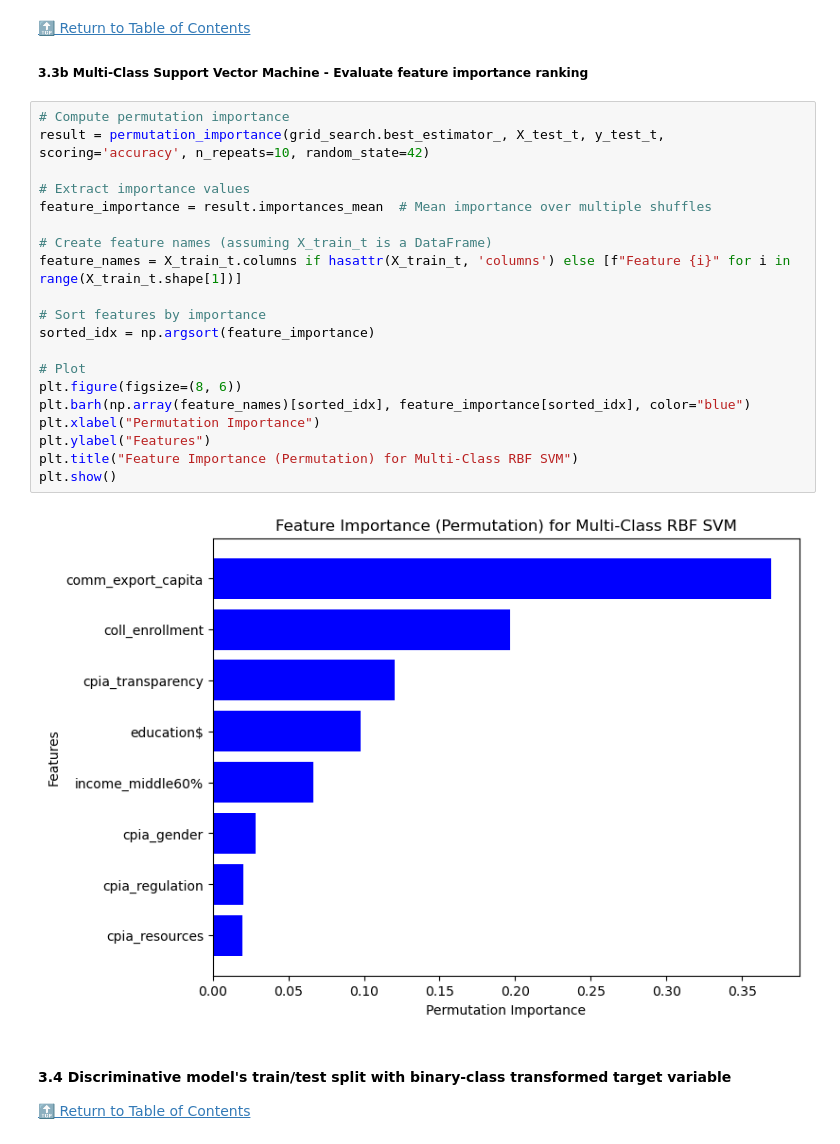
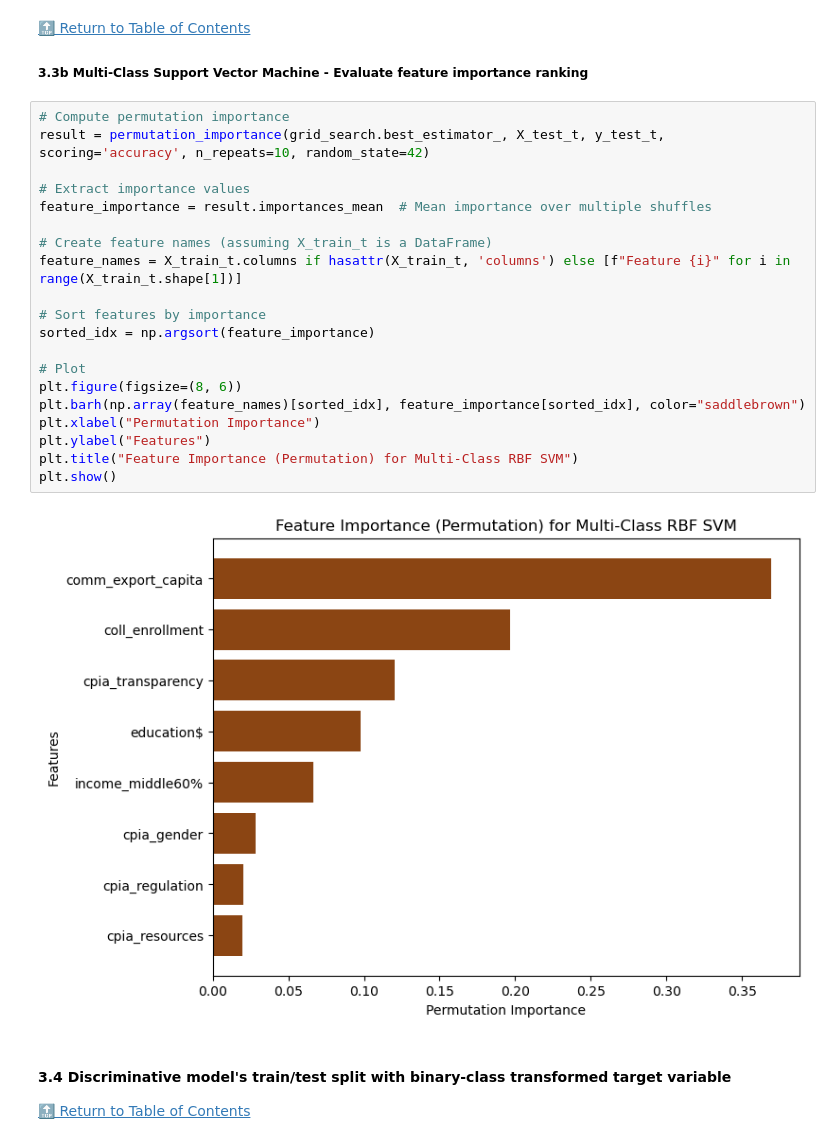
Before and after one commit to te-ex153/Projects, a Jupyter notebook: Country23_Machine_Learning_GDP.ipynb, the cells around one changed output. Cells and saved outputs as stored; diff of their text form.

```diff
--- a/Country23_Machine_Learning_GDP.ipynb
+++ b/Country23_Machine_Learning_GDP.ipynb
@@ -644,25 +664,25 @@ F1-score: 0.9580
 # %%
 # Compute permutation importance
 result = permutation_importance(grid_search.best_estimator_, X_test_t, y_test_t, scoring='accuracy', n_repeats=10, random_state=42)
 
 # Extract importance values
 feature_importance = result.importances_mean  # Mean importance over multiple shuffles
 
 # Create feature names (assuming X_train_t is a DataFrame)
 feature_names = X_train_t.columns if hasattr(X_train_t, 'columns') else [f"Feature {i}" for i in range(X_train_t.shape[1])]
 
 # Sort features by importance
 sorted_idx = np.argsort(feature_importance)
 
 # Plot
 plt.figure(figsize=(8, 6))
-plt.barh(np.array(feature_names)[sorted_idx], feature_importance[sorted_idx], color="blue")
+plt.barh(np.array(feature_names)[sorted_idx], feature_importance[sorted_idx], color="saddlebrown")
 plt.xlabel("Permutation Importance")
 plt.ylabel("Features")
 plt.title("Feature Importance (Permutation) for Multi-Class RBF SVM")
 plt.show()
 # %% [output]
-[figure, old version]
+[figure, new version]
 # %% [markdown]
 #### 3.4 Discriminative model's train/test split with binary-class transformed target variable
 [🔝 Return to Table of Contents](#Table-of-Contents)
```
Also changed, not shown: parts of 9 cells of this notebook, 5 other files.
